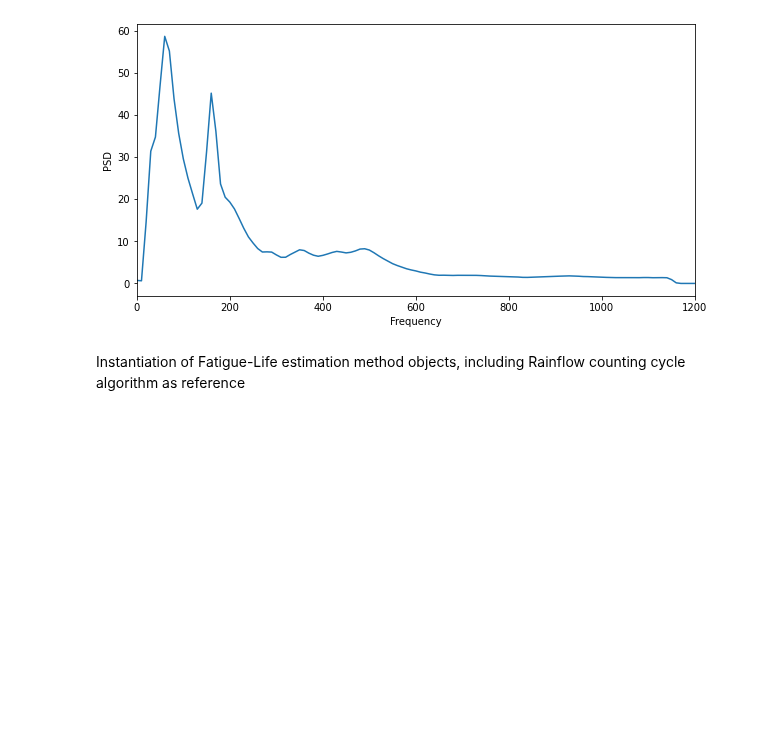
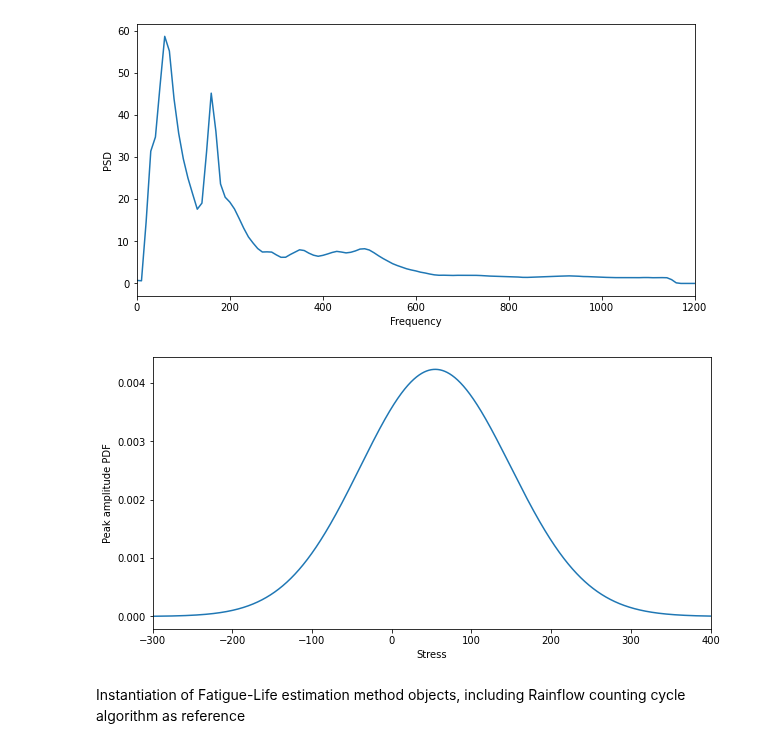
Before and after one commit to ladisk/FLife, a Jupyter notebook: FLife Showcase.ipynb, the cells around one changed output. Cells and saved outputs as stored; diff of their text form; code cells hidden in the pictures; blank space fills up the shorter version.

```diff
--- a/FLife Showcase.ipynb
+++ b/FLife Showcase.ipynb
@@ -36,6 +36,17 @@ plt.xlim(0,1200)
 plt.show()
 # %% [output]
 [figure]
+# %%
+s_rice = np.arange(np.min(sd.data), np.max(sd.data), 0.1)
+
+plt.figure(figsize=(10,5))
+plt.plot(s_rice, sd.get_peak_PDF(s_rice))
+plt.xlabel('Stress')
+plt.ylabel('Peak amplitude PDF')
+plt.xlim(-300,400)
+plt.show()
+# %% [output]
+[figure, added]
 # %% [markdown]
 Instantiation of Fatigue-Life estimation method objects, including Rainflow counting cycle algorithm as reference
 # %%
```
Also changed, not shown: parts of 10 cells of this notebook.
